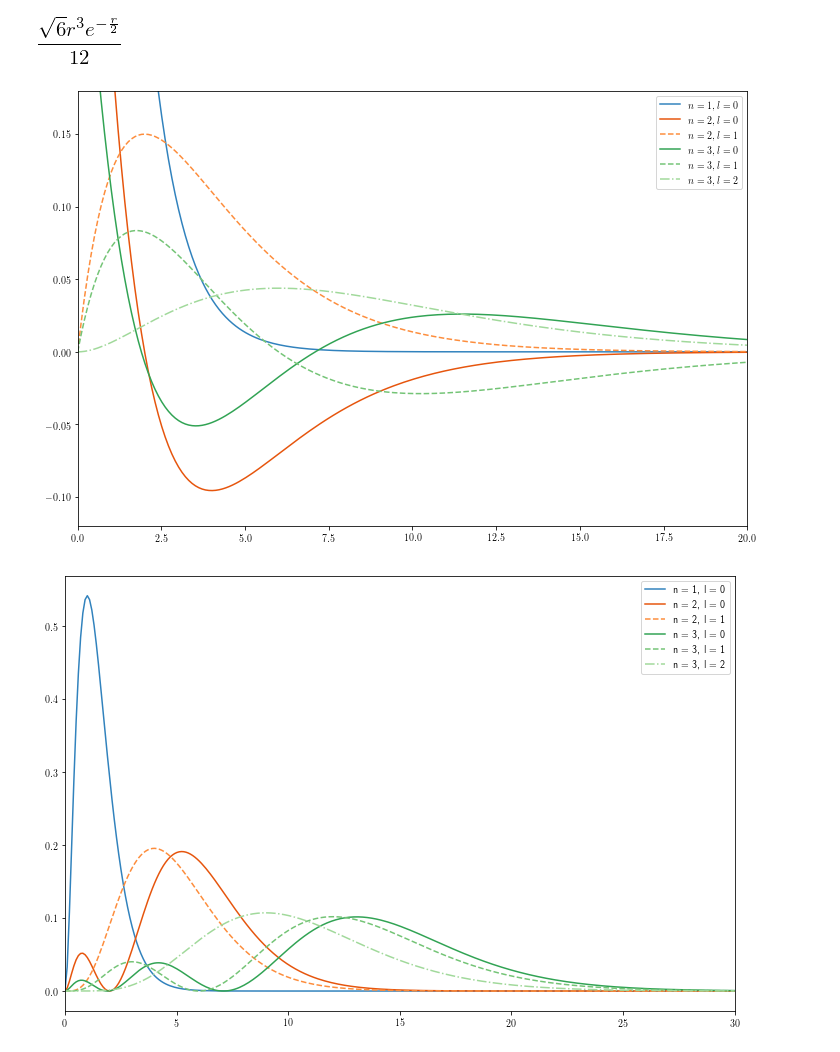
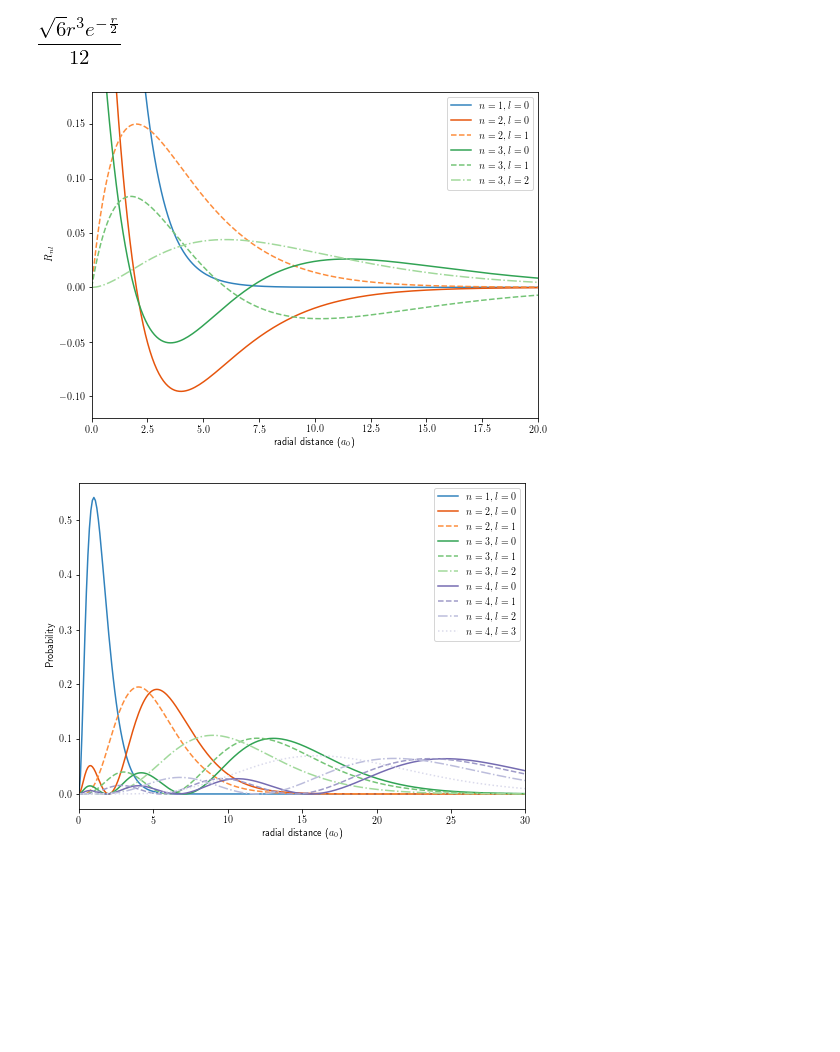
Before and after one commit to TAdeJong/python-atomic-orbitals, a Jupyter notebook: BBM Hydrogen orbitals.ipynb, the cells around one changed output. Cells and saved outputs as stored; diff of their text form; code cells hidden in the pictures; blank space fills up the shorter version.

Commit message:
Add labels, cleanup

```diff
--- a/BBM Hydrogen orbitals.ipynb
+++ b/BBM Hydrogen orbitals.ipynb
@@ -5,13 +5,17 @@ This notebook, loosely inspired on https://ojensen.wordpress.com/2010/08/10/fast
 import numpy as np
 import matplotlib.pyplot as plt
 import matplotlib
+%matplotlib inline
+
 from sympy.physics.hydrogen import R_nl
 from sympy import var
 from sympy import init_printing
 from sympy.utilities.lambdify import lambdify, implemented_function
-plt.rcParams['axes.xmargin'] = 0
-plt.rcParams['figure.figsize'] = [12,8]
 
 init_printing()
+
+plt.rcParams['axes.xmargin'] = 0
+plt.rcParams['figure.figsize'] = [8,6]
+
 cmap = matplotlib.cm.get_cmap('tab20c')
 # %%
@@ -22,26 +26,33 @@ R_nl(2,1,r,1)*r**2
 # %%
 x_np = np.linspace(0, 20, 200)
 linestyles = ['-', '--', '-.', ':']
+
+Z = 1
+
 for n_np in range(1,4):
     for l_np in range(0,n_np):
-        plt.plot(x_np,lambdify(r, R_nl(n_np, l_np, r, 1))(x_np),
+        plt.plot(x_np,lambdify(r, R_nl(n_np, l_np, r, Z))(x_np),
                  color=cmap(4*n_np-4+l_np),
                  linestyle=linestyles[l_np],
                  label="$n = {}, l = {}$".format(n_np, l_np))
 plt.ylim([-0.12, 0.18])
+plt.xlabel('radial distance ($a_0$)')
+plt.ylabel('$R_{nl}$')
 plt.legend()
 plt.show()
 # %% [output]
-[figure, old version]
+[figure, new version]
 # %%
 x_np = np.linspace(0, 30, 300)
-for n_np in range(1,4):
+for n_np in range(1,5):
     for l_np in range(0,n_np):
-        plt.plot(x_np,lambdify(r, R_nl(n_np, l_np, r, 1)**2*r**2)(x_np),
-                 color=cmap(4*n_np-4+l_np),
+        plt.plot(x_np, lambdify(r, R_nl(n_np, l_np, r, 1)**2 * r**2)(x_np),
+                 color=cmap(4*(n_np-1) + l_np),
                  linestyle=linestyles[l_np],
-                 label="n = {}, l = {}".format(n_np, l_np))
+                 label="$n = {}, l = {}$".format(n_np, l_np))
+plt.xlabel('radial distance ($a_0$)')
+plt.ylabel('Probability')
 plt.legend()
 plt.show()
 # %% [output]
-[figure, old version]
+[figure, new version]
```
Also changed, not shown: parts of 1 cell of this notebook.
